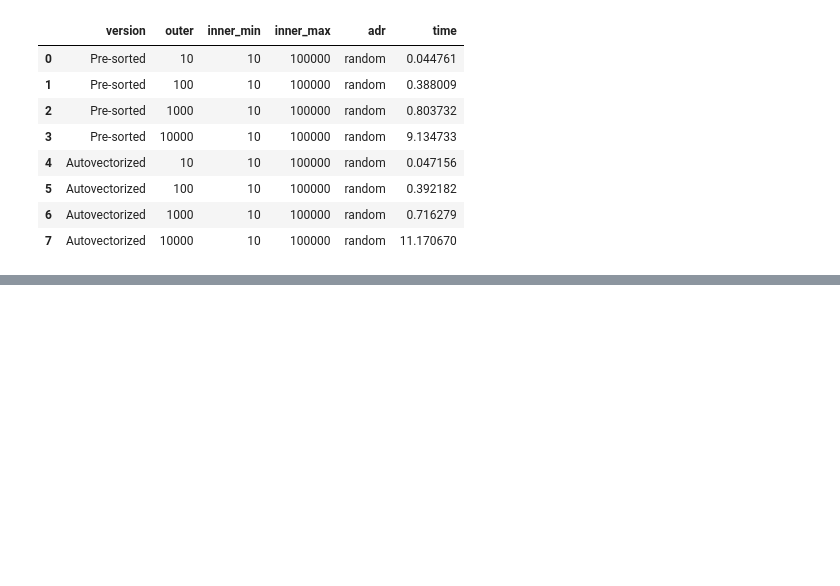
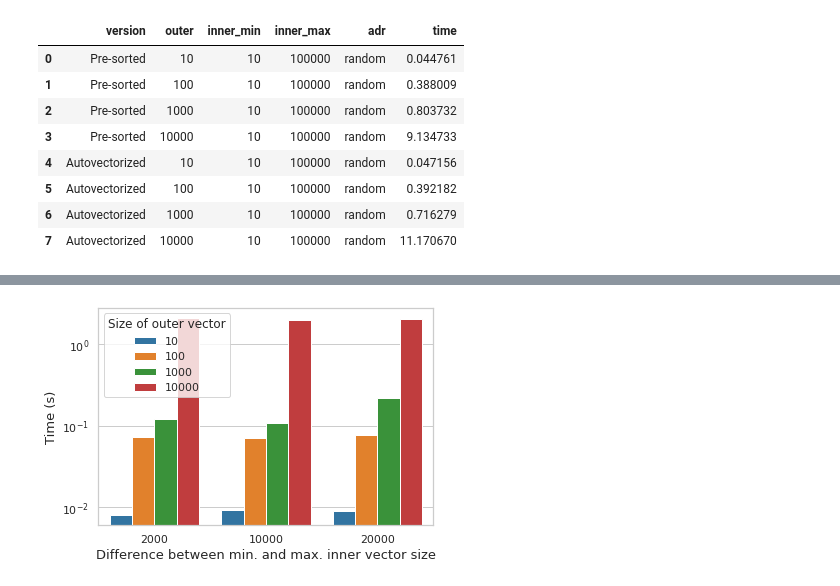
Before and after one commit to marinoandrea/pmms-assignments, a Jupyter notebook: assignment2.ipynb, the cells around one changed output, grey strips where cells are left out. Cells and saved outputs as stored; diff of their text form; code cells hidden in the pictures; blank space fills up the shorter version.

```diff
--- a/assignment2.ipynb
+++ b/assignment2.ipynb
@@ -152,0 +158,9 @@ plt.savefig('./data/graphs/combined_parallelism.pdf', dpi = 700)
+# %%
+results_input_size = results_input_size.rename(columns={'outer': 'Size of outer vector'})
+g = sns.barplot(data = results_input_size, x = 'range', y = 'time', hue = 'Size of outer vector')
+g.set_ylabel("Time (s)", fontsize = 13)
+g.set_xlabel("Difference between min. and max. inner vector size", fontsize = 13)
+plt.yscale('log')
+plt.savefig('./data/graphs/inner_vector_size.pdf', dpi = 700)
+# %% [output]
+[figure, added]
```
Also changed, not shown: parts of 5 cells of this notebook, 3 other files.
